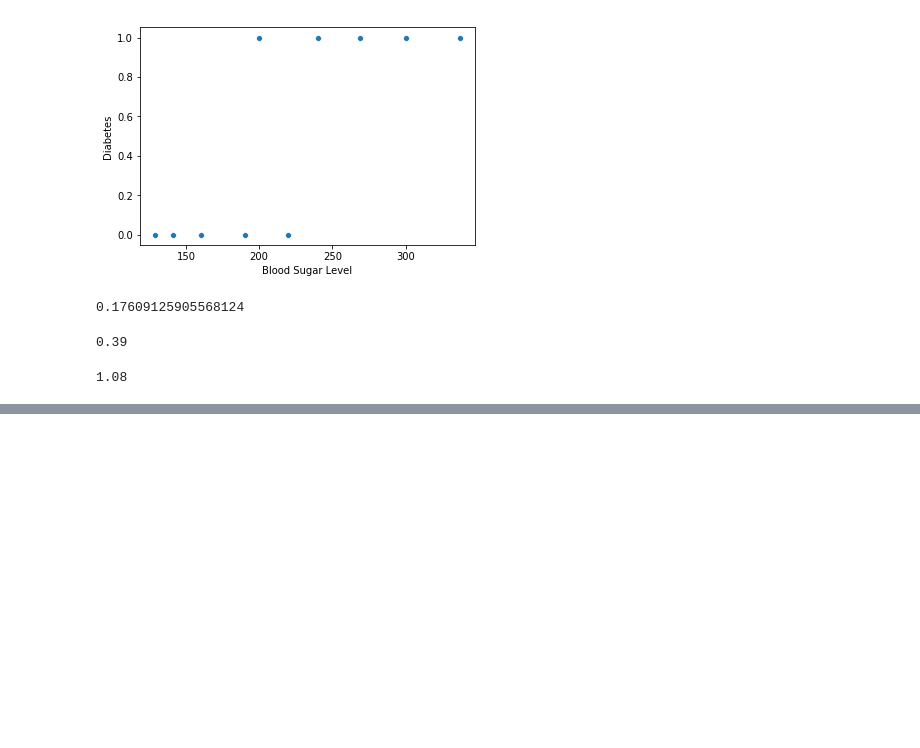
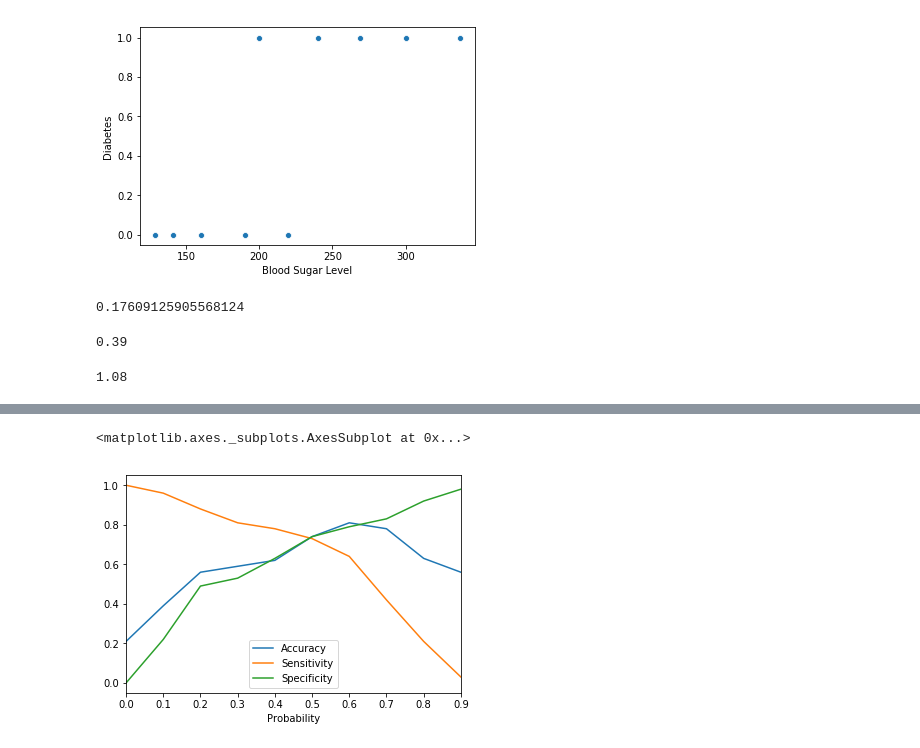
Before and after one commit to vamsigp/IIIT-B, a Jupyter notebook: 1. Statistics and Machine Learning/9. Logistic Regression/LogisticRegression.ipynb, the cells around one changed output, grey strips where cells are left out. Saved outputs shown, nothing was run; the diff lists cells and outputs as text; code cells hidden in the pictures; blank space fills up the shorter version.

Commit message:
MLR - Progress
MLR - Progress till metrics

```diff
--- a/1. Statistics and Machine Learning/9. Logistic Regression/LogisticRegression.ipynb
+++ b/1. Statistics and Machine Learning/9. Logistic Regression/LogisticRegression.ipynb
@@ -81,3 +81,5 @@ round(231.5*.06 -13.5,2)
 round(243*.06 -13.5,2)
 # %% [output]
 1.08
+# %%
+dfq1 = pd.read_csv('./3. Metrics/s04-Q1.csv')
@@ -83,0 +100,5 @@ round(243*.06 -13.5,2)
+# %%
+dfq1.plot.line(x='Probability', y=['Accuracy', 'Sensitivity', 'Specificity'])
+# %% [output]
+<matplotlib.axes._subplots.AxesSubplot at 0x...>
+[figure, added]
```
Also changed, not shown: parts of 1 cell of this notebook, 3 other files.
